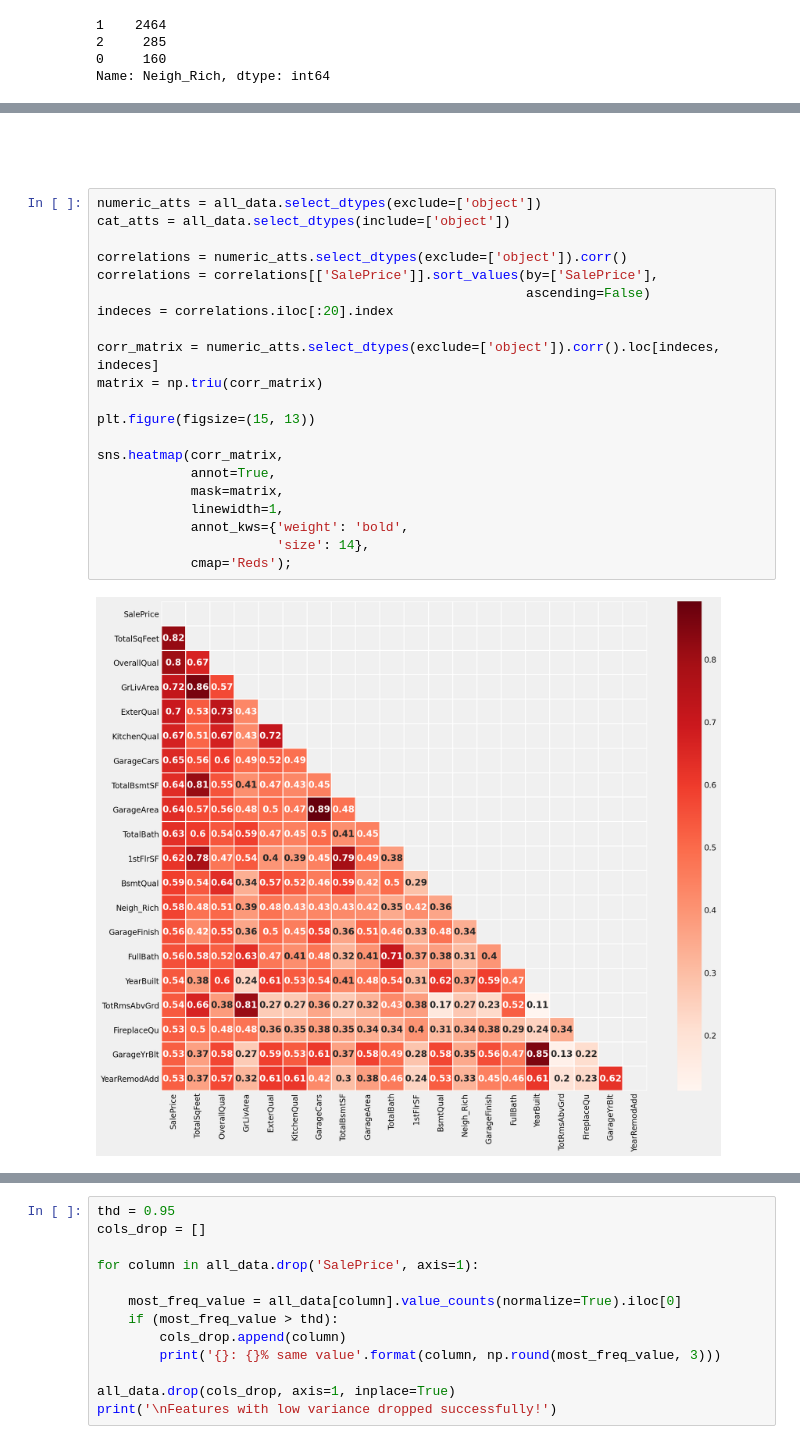
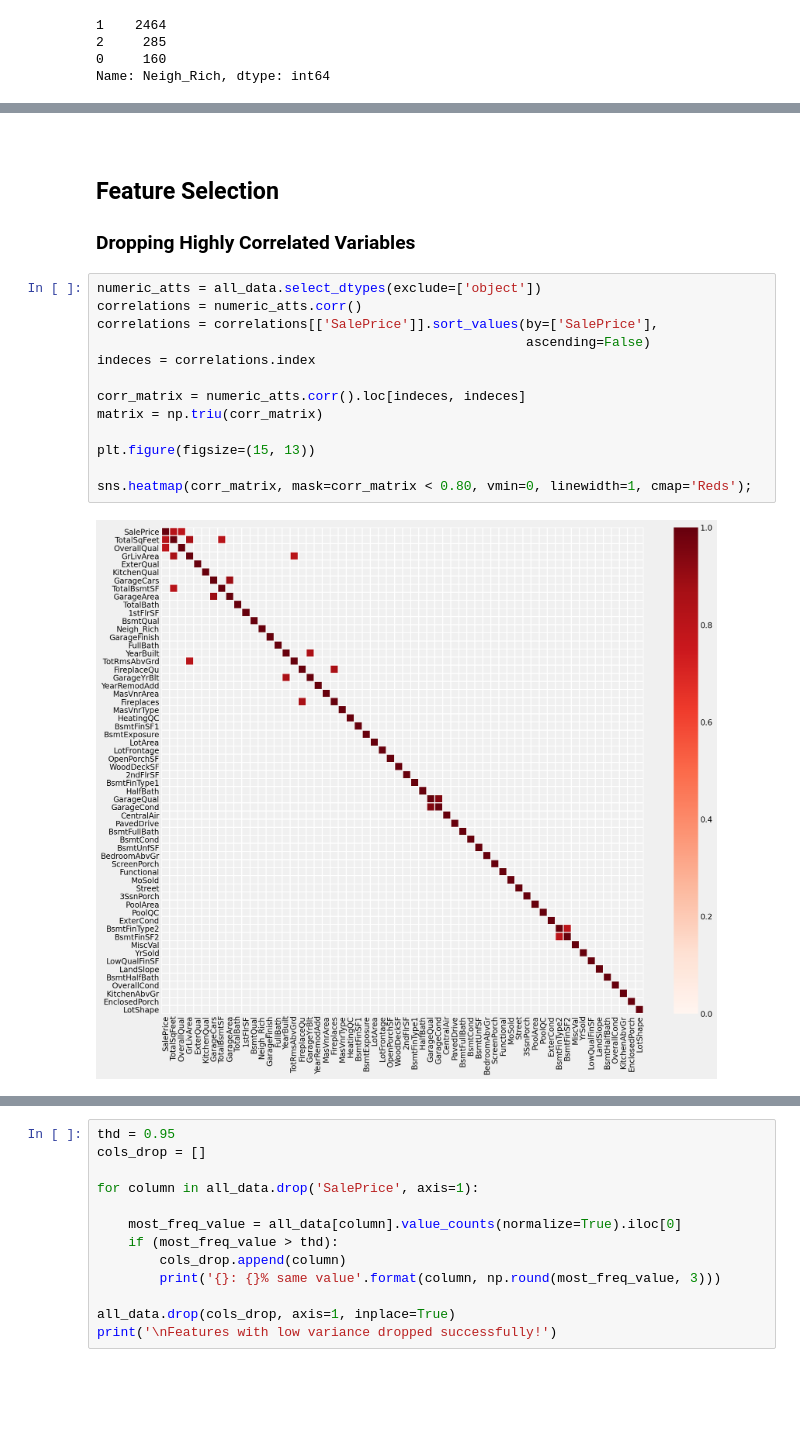
Before and after one commit to KOrfanakis/Housing_Prices_Regression, a Jupyter notebook: 02-Preprocessing_and_Predictions.ipynb, the cells around one changed output, grey strips where cells are left out. Saved outputs shown, nothing was run; the diff lists cells and outputs as text; blank space fills up the shorter version.

```diff
--- a/02-Preprocessing_and_Predictions.ipynb
+++ b/02-Preprocessing_and_Predictions.ipynb
@@ -356,30 +421,24 @@ Correlation with 'SalePrice'
    GrLivArea: 0.72
    TotalBsmtSF: 0.64
 [figure]
-# %% [markdown]
-<br>
-
-<br>
+# %% [markdown]
+<br>
+
+## Feature Selection
+
+### Dropping Highly Correlated Variables
 # %%
 numeric_atts = all_data.select_dtypes(exclude=['object'])
-cat_atts = all_data.select_dtypes(include=['object'])
-
-correlations = numeric_atts.select_dtypes(exclude=['object']).corr()
+correlations = numeric_atts.corr()
 correlations = correlations[['SalePrice']].sort_values(by=['SalePrice'],
                                                        ascending=False)
-indeces = correlations.iloc[:20].index
+indeces = correlations.index
 
-corr_matrix = numeric_atts.select_dtypes(exclude=['object']).corr().loc[indeces, indeces]
+corr_matrix = numeric_atts.corr().loc[indeces, indeces]
 matrix = np.triu(corr_matrix)
 
 plt.figure(figsize=(15, 13))
 
-sns.heatmap(corr_matrix,
-            annot=True,
-            mask=matrix,
-            linewidth=1,
-            annot_kws={'weight': 'bold',
-                       'size': 14},
-            cmap='Reds');
+sns.heatmap(corr_matrix, mask=corr_matrix < 0.80, vmin=0, linewidth=1, cmap='Reds');
 # %% [output]
-[figure, old version]
+[figure, new version]
```
Also changed, not shown: parts of 39 cells of this notebook.
